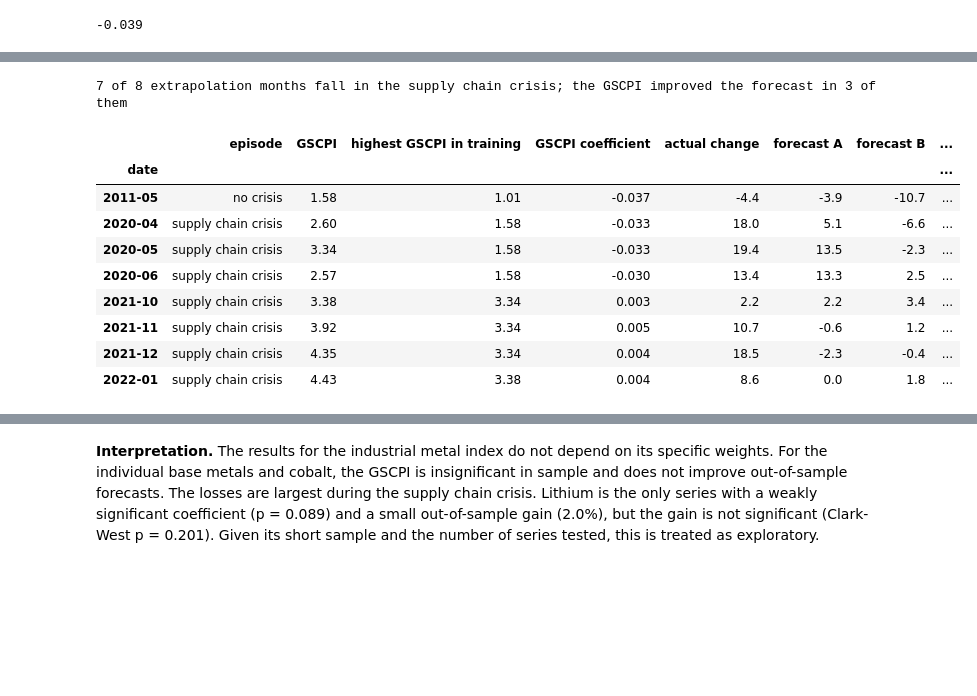
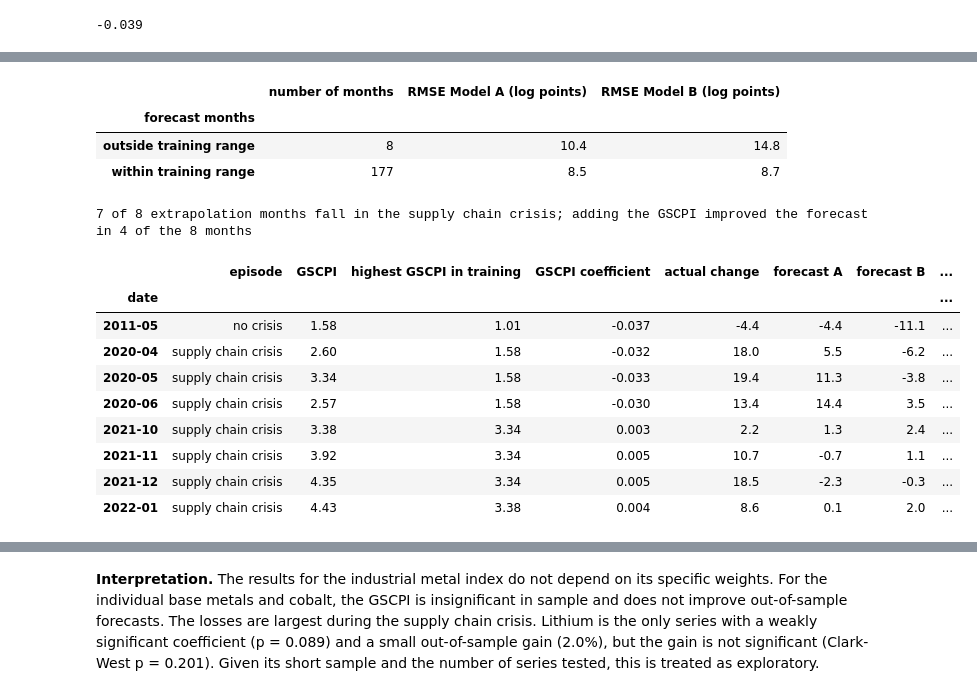
Before and after one commit to cilenia-gif/metals-supply-chain-pressure, a Jupyter notebook: code/03_model.ipynb, the cells around one changed output, grey strips where cells are left out. Cells and saved outputs as stored; diff of their text form; code cells hidden in the pictures; blank space fills up the shorter version.

Commit message:
Lag CPB industrial production by its release date (2 months); rerun all notebooks

```diff
--- a/code/03_model.ipynb
+++ b/code/03_model.ipynb
@@ -826,7 +985,7 @@ rows = []
 for model in ["historical mean", "Model A", "GP A", "GP B"]:
     rows.append({
         "model": model,
-        "MSFE": forecast_mse(y_true, y_hat[model]),
+        "MSFE": forecast_msfe(y_true, y_hat[model]),
         "R²_OOS vs historical mean (%)": r2_oos_percent(y_hat[model], y_hat["historical mean"], full),
         "R²_OOS vs GP A (%)": r2_oos_percent(y_hat[model], y_hat["GP A"], full),
         "vs GP A, supply chain crisis (%)": r2_oos_percent(y_hat[model], y_hat["GP A"], crisis),
@@ -935,0 +1048,31 @@ gp_predictor_contributions.round({"gain from adding it (%)": 1, "Clark-West p":
+# %%
+# overfitting check: in-sample fit vs out-of-sample performance, and fitted gaussian process hyperparameters
+# fit measures in %, length scales in standard deviations of the predictor (short = important)
+
+columns = {}
+
+for name, predictors in [("A", MODEL_A), ("B", MODEL_B)]:
+    X = StandardScaler().fit_transform(analysis[predictors])  # predictors scaled to mean 0, variance 1
+    y = analysis[TARGET]
+
+    linear_r2 = fit_regression(analysis, predictors).rsquared                 # linear model, full sample
+    gp_model = build_gaussian_process(len(predictors)).fit(X, y)              # GP, full sample
+
+    signal_variance = gp_model.kernel_.k1.k1.constant_value   # variation the GP attributes to the predictors
+    noise_variance = gp_model.kernel_.k2.noise_level          # variation the GP treats as unpredictable
+    length_scales = pd.Series(gp_model.kernel_.k1.k2.length_scale, index=predictors)
+
+    column = {
+        "linear: in-sample R² (%)": f"{100 * linear_r2:.1f}",
+        "linear: R²_OOS (%)": f"{oos_evaluation.loc[f'Model {name}', 'R²_OOS vs historical mean (%)']:.1f}",
+        "GP: in-sample R² (%)": f"{100 * gp_model.score(X, y):.1f}",
+        "GP: R²_OOS (%)": f"{gp_evaluation.loc[f'GP {name}', 'R²_OOS vs historical mean (%)']:.1f}",
+        "GP: signal share (%)": f"{100 * signal_variance / (signal_variance + noise_variance):.1f}",
+    }
+    for predictor in MODEL_B:
+        column[f"length scale: {predictor}"] = (f"{length_scales[predictor]:.2f}"
+                                                if predictor in length_scales else "")
+        columns["A: without GSCPI" if name == "A" else "B: with GSCPI"] = column
+
+gp_overfitting_check = pd.DataFrame(columns)
+gp_overfitting_check
@@ -1135,3 +1399,23 @@ pd.DataFrame(rows).set_index("forecast months").round(1)
+# %%
+# Forecast accuracy of model A and model B, split by whether the GSCPI at the forecast date
+# lies outside or within the range seen in the training data
+# RMSE = root mean squared forecast error × 100, in log points (large errors weigh more)
+
+rows = []
+for label, months in [("outside training range", outside_training_range),
+                      ("within training range", ~outside_training_range)]:
+    rows.append({
+        "forecast months": label,
+        "number of months": months.sum(),
+        "RMSE Model A (log points)": 100 * np.sqrt(forecast_msfe(y_true[months], y_hat["Model A"][months])),
+        "RMSE Model B (log points)": 100 * np.sqrt(forecast_msfe(y_true[months], y_hat["Model B"][months])),
+    })
+pd.DataFrame(rows).set_index("forecast months").round(1)
+# %% [output]
+|  | number of months | RMSE Model A (log points) | RMSE Model B (log points) |
+| forecast months |  |  |  |
+| outside training range | 8 | 10.4 | 14.8 |
+| within training range | 177 | 8.5 | 8.7 |
 # %%
 def gscpi_coefficient_learned(forecast_month):
     """GSCPI coefficient of Model B, estimated on the data known at the forecast date."""
@@ -1150,42 +1434,44 @@ def episode_of(month):
 extrapolation_months = y_true.index[outside_training_range]
 actual = 100 * y_true[extrapolation_months]
 forecast_a = 100 * y_hat["Model A"][extrapolation_months]
 forecast_b = 100 * y_hat["Model B"][extrapolation_months]
 
 extrapolation_table = pd.DataFrame({
     # the situation
     "episode": [episode_of(month) for month in extrapolation_months],
     "GSCPI": gscpi_at_forecast[extrapolation_months],
     "highest GSCPI in training": training_max_gscpi[extrapolation_months],
     # what the model had learned
     "GSCPI coefficient": [gscpi_coefficient_learned(month) for month in extrapolation_months],
     # forecasts vs outcome (log × 100)
     "actual change": actual,
     "forecast A": forecast_a,
     "forecast B": forecast_b,
     # effect of adding the GSCPI
     "GSCPI effect (B − A)": forecast_b - forecast_a,
     "error A": (actual - forecast_a).abs(),
     "error B": (actual - forecast_b).abs(),
 })
 extrapolation_table["GSCPI improved forecast"] = extrapolation_table["error B"] < extrapolation_table["error A"]
 extrapolation_table.index = extrapolation_months.strftime("%Y-%m")
 
 decimals = {column: 1 for column in extrapolation_table.columns} | {
     "GSCPI": 2, "highest GSCPI in training": 2, "GSCPI coefficient": 3}
-print(f"{(extrapolation_table['episode'] == 'supply chain crisis').sum()} of {len(extrapolation_table)} "
-      f"extrapolation months fall in the supply chain crisis; "
-      f"the GSCPI improved the forecast in {extrapolation_table['GSCPI improved forecast'].sum()} of them")
+
+n_crisis = (extrapolation_table["episode"] == "supply chain crisis").sum()
+n_improved = extrapolation_table["GSCPI improved forecast"].sum()
+print(f"{n_crisis} of {len(extrapolation_table)} extrapolation months fall in the supply chain crisis; "
+      f"adding the GSCPI improved the forecast in {n_improved} of the {len(extrapolation_table)} months")
 extrapolation_table.round(decimals)
 # %% [output]
-7 of 8 extrapolation months fall in the supply chain crisis; the GSCPI improved the forecast in 3 of them
+7 of 8 extrapolation months fall in the supply chain crisis; adding the GSCPI improved the forecast in 4 of the 8 months
 |  | episode | GSCPI | highest GSCPI in training | GSCPI coefficient | actual change | forecast A | forecast B | ... |
 | date |  |  |  |  |  |  |  | ... |
-| 2011-05 | no crisis | 1.58 | 1.01 | -0.037 | -4.4 | -3.9 | -10.7 | ... |
-| 2020-04 | supply chain crisis | 2.60 | 1.58 | -0.033 | 18.0 | 5.1 | -6.6 | ... |
-| 2020-05 | supply chain crisis | 3.34 | 1.58 | -0.033 | 19.4 | 13.5 | -2.3 | ... |
-| 2020-06 | supply chain crisis | 2.57 | 1.58 | -0.030 | 13.4 | 13.3 | 2.5 | ... |
-| 2021-10 | supply chain crisis | 3.38 | 3.34 | 0.003 | 2.2 | 2.2 | 3.4 | ... |
-| 2021-11 | supply chain crisis | 3.92 | 3.34 | 0.005 | 10.7 | -0.6 | 1.2 | ... |
-| 2021-12 | supply chain crisis | 4.35 | 3.34 | 0.004 | 18.5 | -2.3 | -0.4 | ... |
-| 2022-01 | supply chain crisis | 4.43 | 3.38 | 0.004 | 8.6 | 0.0 | 1.8 | ... |
+| 2011-05 | no crisis | 1.58 | 1.01 | -0.037 | -4.4 | -4.4 | -11.1 | ... |
+| 2020-04 | supply chain crisis | 2.60 | 1.58 | -0.032 | 18.0 | 5.5 | -6.2 | ... |
+| 2020-05 | supply chain crisis | 3.34 | 1.58 | -0.033 | 19.4 | 11.3 | -3.8 | ... |
+| 2020-06 | supply chain crisis | 2.57 | 1.58 | -0.030 | 13.4 | 14.4 | 3.5 | ... |
+| 2021-10 | supply chain crisis | 3.38 | 3.34 | 0.003 | 2.2 | 1.3 | 2.4 | ... |
+| 2021-11 | supply chain crisis | 3.92 | 3.34 | 0.005 | 10.7 | -0.7 | 1.1 | ... |
+| 2021-12 | supply chain crisis | 4.35 | 3.34 | 0.005 | 18.5 | -2.3 | -0.3 | ... |
+| 2022-01 | supply chain crisis | 4.43 | 3.38 | 0.004 | 8.6 | 0.1 | 2.0 | ... |
```
Also changed, not shown: parts of 68 cells of this notebook, 32 other files.
